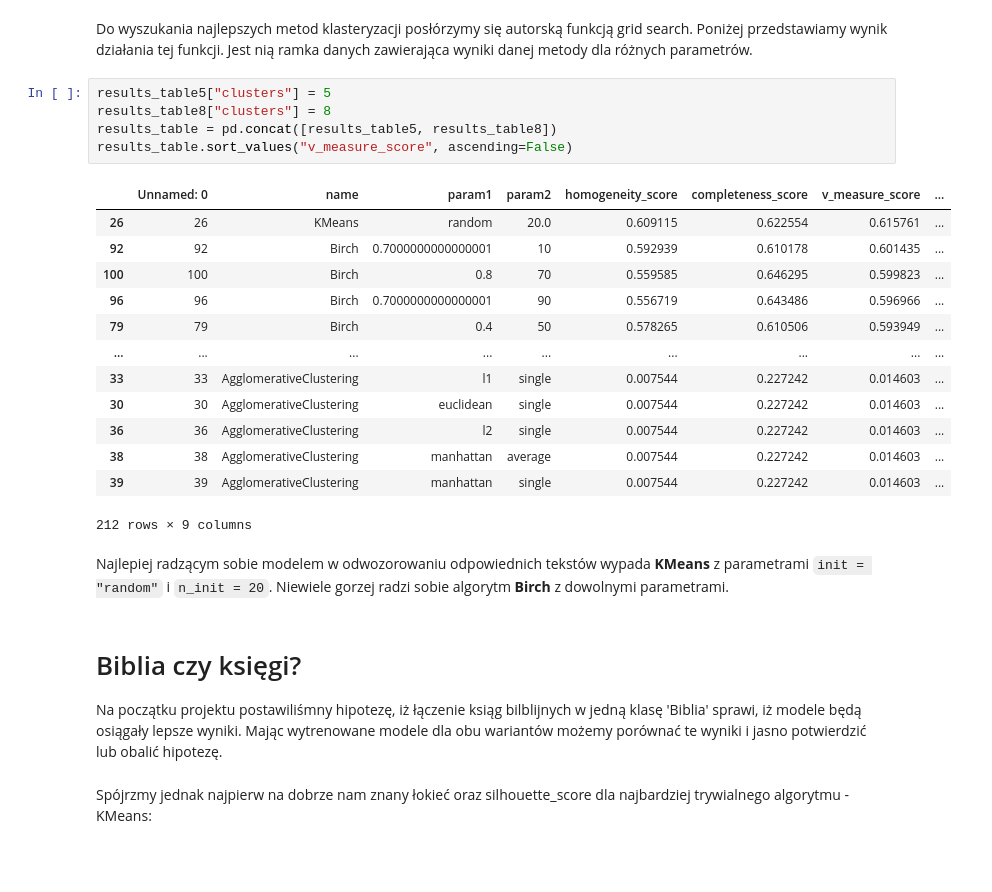
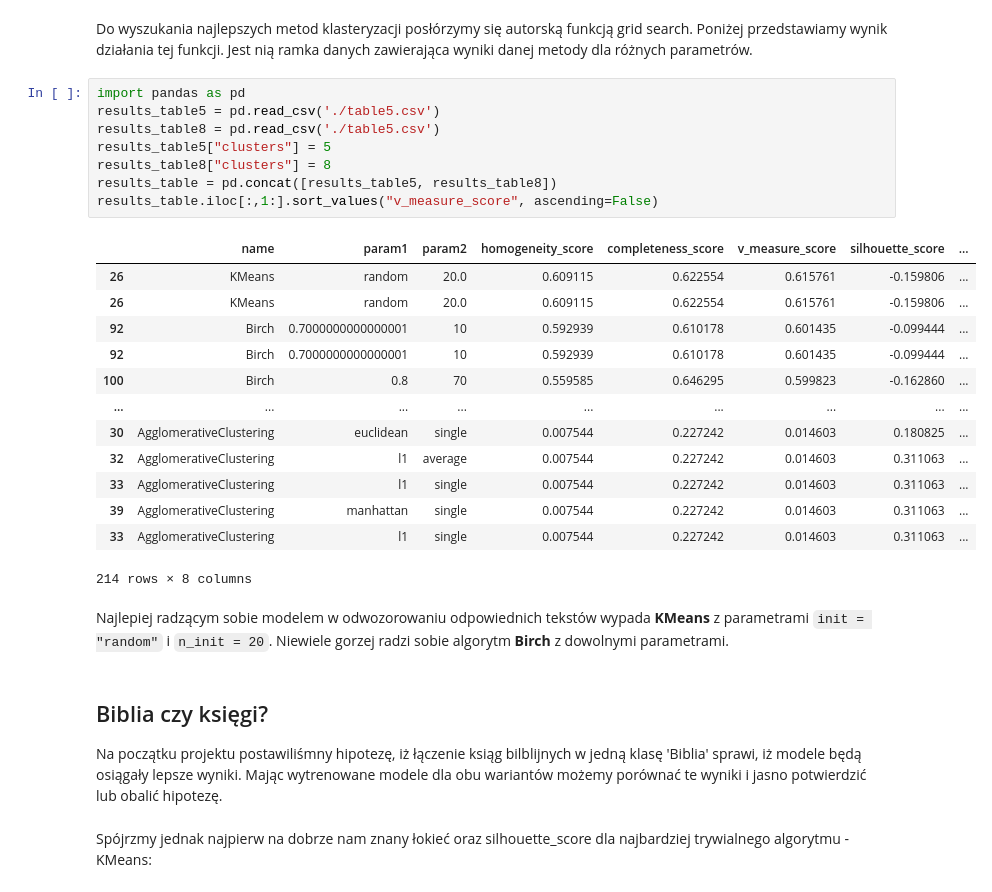
Before and after one commit to HaZdula/sacred_texts, a Jupyter notebook: raport_tmp.ipynb, the cells around one changed output. Drawn from its saved outputs; the diff is of its cells as text; blank space fills up the shorter version.

```diff
--- a/raport_tmp.ipynb
+++ b/raport_tmp.ipynb
@@ -376,28 +374,31 @@ def fast_GridSearch(method, parameter_dict, df, labels, name_of_method, results_
 Do wyszukania najlepszych metod klasteryzacji posłórzymy się autorską funkcją grid search. Poniżej przedstawiamy wynik działania tej funkcji.
 Jest nią ramka danych zawierająca wyniki danej metody dla różnych parametrów.
 # %%
+import pandas as pd
+results_table5 = pd.read_csv('./table5.csv')
+results_table8 = pd.read_csv('./table5.csv')
 results_table5["clusters"] = 5
 results_table8["clusters"] = 8
 results_table = pd.concat([results_table5, results_table8])
-results_table.sort_values("v_measure_score", ascending=False)
+results_table.iloc[:,1:].sort_values("v_measure_score", ascending=False)
 # %% [output]
-|  | Unnamed: 0 | name | param1 | param2 | homogeneity_score | completeness_score | v_measure_score | ... |
-| 26 | 26 | KMeans | random | 20.0 | 0.609115 | 0.622554 | 0.615761 | ... |
-| 92 | 92 | Birch | 0.7000000000000001 | 10 | 0.592939 | 0.610178 | 0.601435 | ... |
-| 100 | 100 | Birch | 0.8 | 70 | 0.559585 | 0.646295 | 0.599823 | ... |
-| 96 | 96 | Birch | 0.7000000000000001 | 90 | 0.556719 | 0.643486 | 0.596966 | ... |
-| 79 | 79 | Birch | 0.4 | 50 | 0.578265 | 0.610506 | 0.593949 | ... |
+|  | name | param1 | param2 | homogeneity_score | completeness_score | v_measure_score | silhouette_score | ... |
+| 26 | KMeans | random | 20.0 | 0.609115 | 0.622554 | 0.615761 | -0.159806 | ... |
+| 26 | KMeans | random | 20.0 | 0.609115 | 0.622554 | 0.615761 | -0.159806 | ... |
+| 92 | Birch | 0.7000000000000001 | 10 | 0.592939 | 0.610178 | 0.601435 | -0.099444 | ... |
+| 92 | Birch | 0.7000000000000001 | 10 | 0.592939 | 0.610178 | 0.601435 | -0.099444 | ... |
+| 100 | Birch | 0.8 | 70 | 0.559585 | 0.646295 | 0.599823 | -0.162860 | ... |
 | ... | ... | ... | ... | ... | ... | ... | ... | ... |
-| 33 | 33 | AgglomerativeClustering | l1 | single | 0.007544 | 0.227242 | 0.014603 | ... |
-| 30 | 30 | AgglomerativeClustering | euclidean | single | 0.007544 | 0.227242 | 0.014603 | ... |
-| 36 | 36 | AgglomerativeClustering | l2 | single | 0.007544 | 0.227242 | 0.014603 | ... |
-| 38 | 38 | AgglomerativeClustering | manhattan | average | 0.007544 | 0.227242 | 0.014603 | ... |
-| 39 | 39 | AgglomerativeClustering | manhattan | single | 0.007544 | 0.227242 | 0.014603 | ... |
+| 30 | AgglomerativeClustering | euclidean | single | 0.007544 | 0.227242 | 0.014603 | 0.180825 | ... |
+| 32 | AgglomerativeClustering | l1 | average | 0.007544 | 0.227242 | 0.014603 | 0.311063 | ... |
+| 33 | AgglomerativeClustering | l1 | single | 0.007544 | 0.227242 | 0.014603 | 0.311063 | ... |
+| 39 | AgglomerativeClustering | manhattan | single | 0.007544 | 0.227242 | 0.014603 | 0.311063 | ... |
+| 33 | AgglomerativeClustering | l1 | single | 0.007544 | 0.227242 | 0.014603 | 0.311063 | ... |
-212 rows × 9 columns
+214 rows × 8 columns
 # %% [markdown]
 Najlepiej radzącym sobie modelem w odwozorowaniu odpowiednich tekstów wypada **KMeans** z parametrami `init = "random"` i `n_init = 20`. Niewiele gorzej radzi sobie algorytm **Birch** z dowolnymi parametrami.
 # %% [markdown]
-# Biblia czy księgi?
+## Biblia czy księgi?
 Na początku projektu postawiliśmny hipotezę, iż łączenie ksiąg bilblijnych w jedną klasę 'Biblia' sprawi, iż modele będą osiągały lepsze wyniki. Mając wytrenowane modele dla obu wariantów możemy porównać te wyniki i jasno potwierdzić lub obalić hipotezę.
 # %% [markdown]
 Spójrzmy jednak najpierw na dobrze nam znany łokieć oraz silhouette_score dla najbardziej trywialnego algorytmu - KMeans:
```
Also changed, not shown: parts of 8 cells of this notebook, 1 other file.
